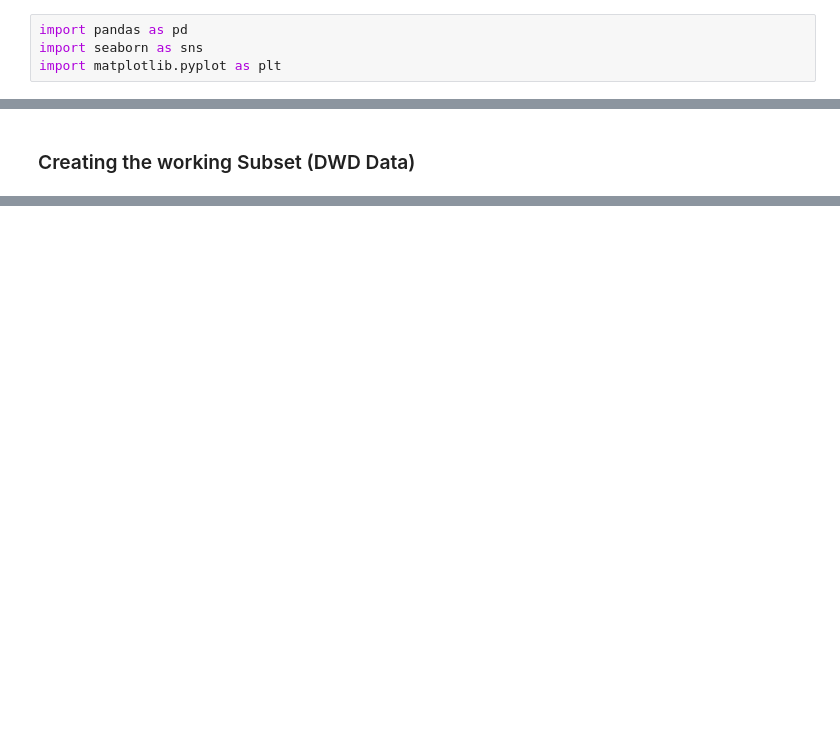
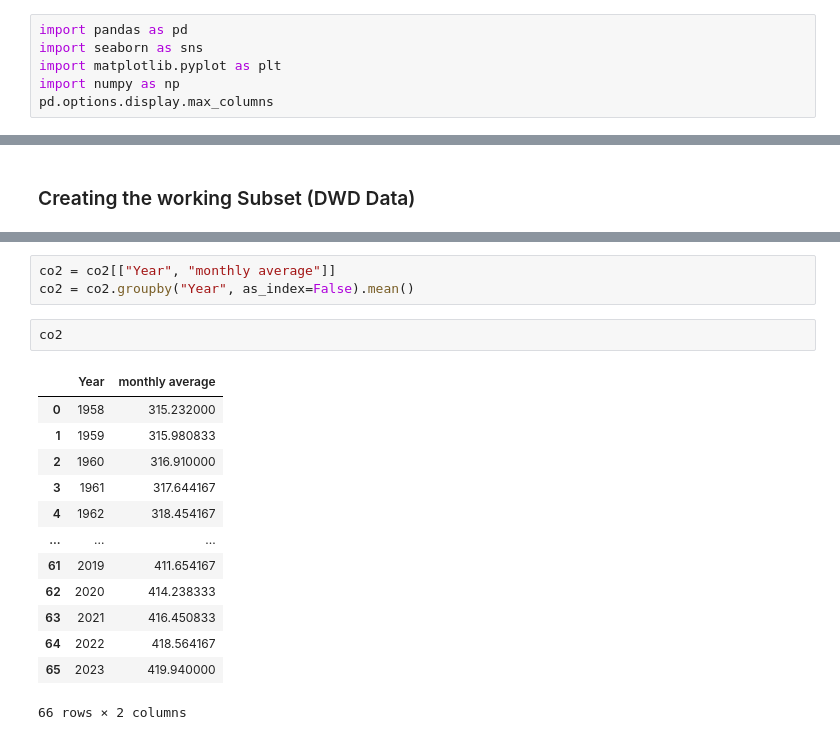
Before and after one commit to jo-atanacio/Thesis, a Jupyter notebook: merge_data.ipynb, the cells around one changed output, grey strips where cells are left out. Drawn from its saved outputs; the diff is of its cells as text; blank space fills up the shorter version.

```diff
--- a/merge_data.ipynb
+++ b/merge_data.ipynb
@@ -2,3 +2,5 @@
 import pandas as pd
 import seaborn as sns
 import matplotlib.pyplot as plt
+import numpy as np
+pd.options.display.max_columns
@@ -59,0 +154,19 @@ sunshine_duration
+# %%
+co2 = co2[["Year", "monthly average"]]
+co2 = co2.groupby("Year", as_index=False).mean()
+# %%
+co2
+# %% [output]
+|  | Year | monthly average |
+| 0 | 1958 | 315.232000 |
+| 1 | 1959 | 315.980833 |
+| 2 | 1960 | 316.910000 |
+| 3 | 1961 | 317.644167 |
+| 4 | 1962 | 318.454167 |
+| ... | ... | ... |
+| 61 | 2019 | 411.654167 |
+| 62 | 2020 | 414.238333 |
+| 63 | 2021 | 416.450833 |
+| 64 | 2022 | 418.564167 |
+| 65 | 2023 | 419.940000 |
+66 rows × 2 columns
```
Also changed, not shown: parts of 23 cells of this notebook, 1 other file.
